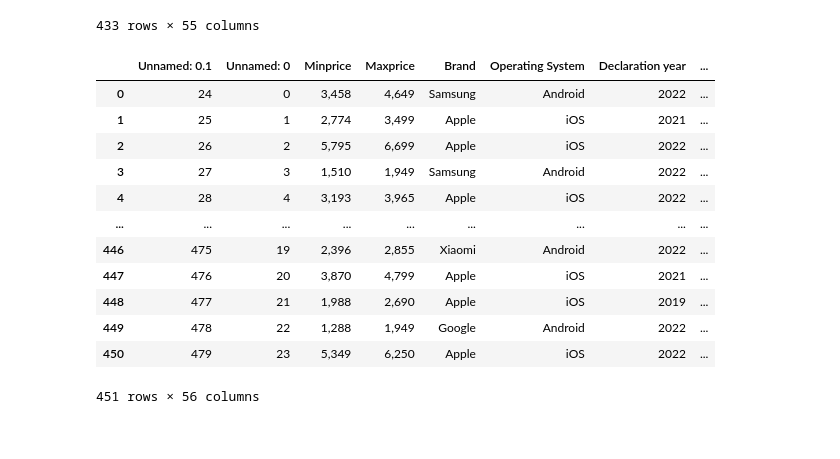
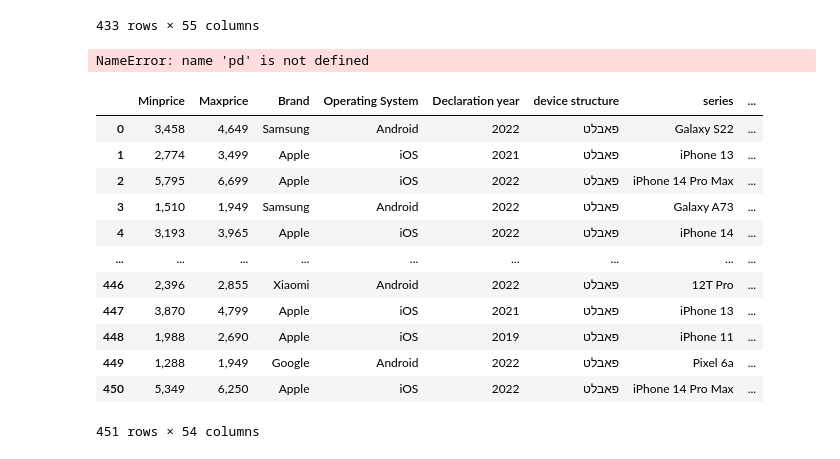
Before and after one commit to Davidtal1/PhoneProjects, a Jupyter notebook: PhonesProject.ipynb, the cells around one changed output. Drawn from its saved outputs; the diff is of its cells as text; code cells hidden in the pictures.

```diff
--- a/PhonesProject.ipynb
+++ b/PhonesProject.ipynb
@@ -248,21 +248,25 @@ df2=df2[df2.duplicated()]
 df2.dropna(axis=0, how='all')# if all the values are None remove this row
 df2.to_csv('SmallPhonesDF.csv')
 df2=pd.read_csv('SmallPhonesDF.csv')
+df2.drop(columns=['Unnamed: 0.1','Unnamed: 0'],axis=1,inplace=True)
 df2
 # %% [output]
-|  | Unnamed: 0.1 | Unnamed: 0 | Minprice | Maxprice | Brand | Operating System | Declaration year | ... |
-| 0 | 24 | 0 | 3,458 | 4,649 | Samsung | Android | 2022 | ... |
-| 1 | 25 | 1 | 2,774 | 3,499 | Apple | iOS | 2021 | ... |
-| 2 | 26 | 2 | 5,795 | 6,699 | Apple | iOS | 2022 | ... |
-| 3 | 27 | 3 | 1,510 | 1,949 | Samsung | Android | 2022 | ... |
-| 4 | 28 | 4 | 3,193 | 3,965 | Apple | iOS | 2022 | ... |
-| ... | ... | ... | ... | ... | ... | ... | ... | ... |
-| 446 | 475 | 19 | 2,396 | 2,855 | Xiaomi | Android | 2022 | ... |
-| 447 | 476 | 20 | 3,870 | 4,799 | Apple | iOS | 2021 | ... |
-| 448 | 477 | 21 | 1,988 | 2,690 | Apple | iOS | 2019 | ... |
-| 449 | 478 | 22 | 1,288 | 1,949 | Google | Android | 2022 | ... |
-| 450 | 479 | 23 | 5,349 | 6,250 | Apple | iOS | 2022 | ... |
-451 rows × 56 columns
+NameError: name 'pd' is not defined
 # %%
 df2=pd.read_csv('SmallPhonesDF.csv')
+df2.drop(columns=['Unnamed: 0.1','Unnamed: 0'],axis=1,inplace=True)
 df2
+# %% [output]
+|  | Minprice | Maxprice | Brand | Operating System | Declaration year | device structure | series | ... |
+| 0 | 3,458 | 4,649 | Samsung | Android | 2022 | פאבלט | Galaxy S22 | ... |
+| 1 | 2,774 | 3,499 | Apple | iOS | 2021 | פאבלט | iPhone 13 | ... |
+| 2 | 5,795 | 6,699 | Apple | iOS | 2022 | פאבלט | iPhone 14 Pro Max | ... |
+| 3 | 1,510 | 1,949 | Samsung | Android | 2022 | פאבלט | Galaxy A73 | ... |
+| 4 | 3,193 | 3,965 | Apple | iOS | 2022 | פאבלט | iPhone 14 | ... |
+| ... | ... | ... | ... | ... | ... | ... | ... | ... |
+| 446 | 2,396 | 2,855 | Xiaomi | Android | 2022 | פאבלט | 12T Pro | ... |
+| 447 | 3,870 | 4,799 | Apple | iOS | 2021 | פאבלט | iPhone 13 | ... |
+| 448 | 1,988 | 2,690 | Apple | iOS | 2019 | פאבלט | iPhone 11 | ... |
+| 449 | 1,288 | 1,949 | Google | Android | 2022 | פאבלט | Pixel 6a | ... |
+| 450 | 5,349 | 6,250 | Apple | iOS | 2022 | פאבלט | iPhone 14 Pro Max | ... |
+451 rows × 54 columns
```
